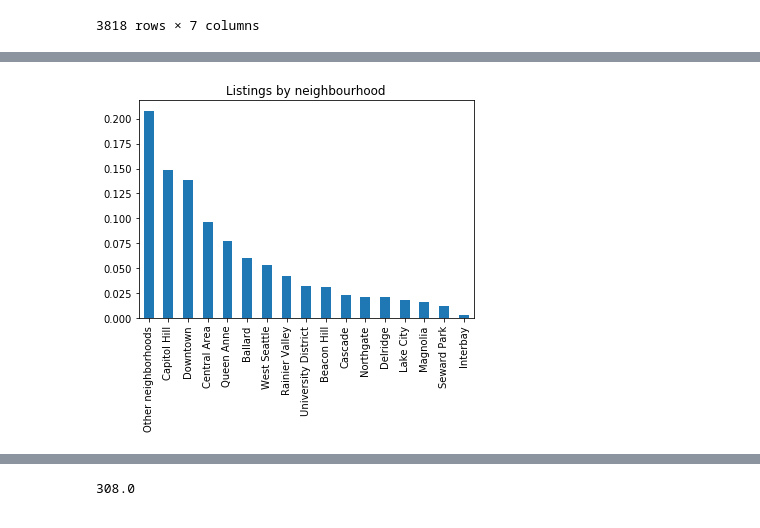
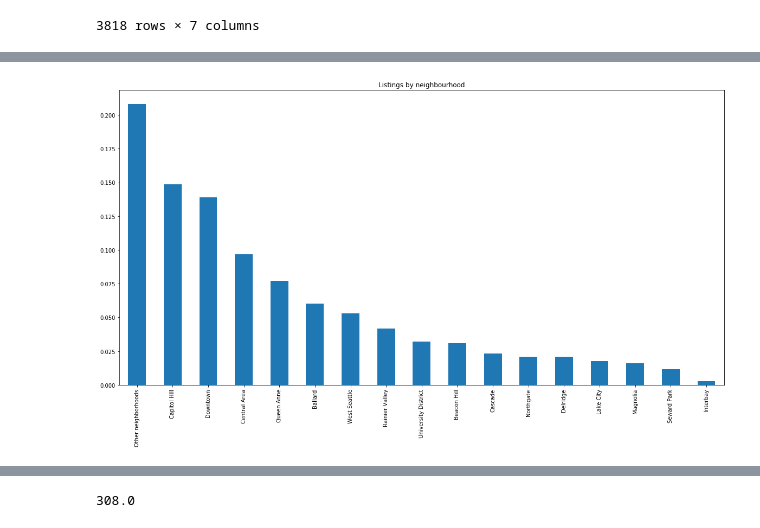
Before and after one commit to sukanto-m/Seattle-Airbnb, a Jupyter notebook: Seattle_Airbnb.ipynb, the cells around one changed output, grey strips where cells are left out. Cells and saved outputs as stored; diff of their text form; code cells hidden in the pictures.

```diff
--- a/Seattle_Airbnb.ipynb
+++ b/Seattle_Airbnb.ipynb
@@ -434,10 +434,13 @@ Seward Park             44
 Interbay                11
 Name: neighbourhood_group_cleansed, dtype: int64
 # %%
-(n_count/df1.shape[0]).plot(kind='bar'); #'Other neighbourhoods' have most listings,
-plt.title('Listings by neighbourhood');   #followed by Capitol Hill, Downtown and Queen Anne
+plt.figure(figsize=(20,10))
+(n_count/df1.shape[0]).plot(kind='bar')
+                                         #'Other neighbourhoods' have most listings,
+plt.title('Listings by neighbourhood')
+plt.savefig('ncount.jpg'); #followed by Capitol Hill, Downtown and Queen Anne
 # %% [output]
-[figure, old version]
+[figure, new version]
 # %%
 df1[['neighbourhood_group_cleansed','has_availability',
        'availability_30', 'availability_60', 'availability_90',
```
Also changed, not shown: parts of 7 cells of this notebook.
